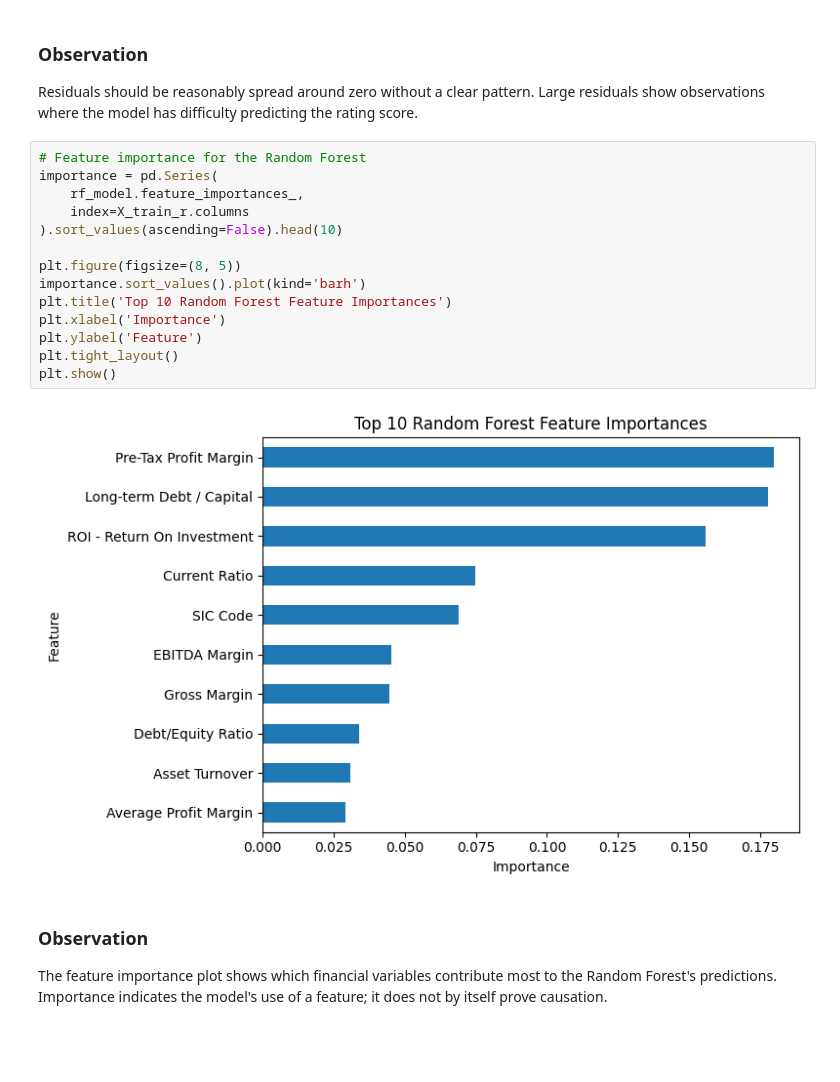
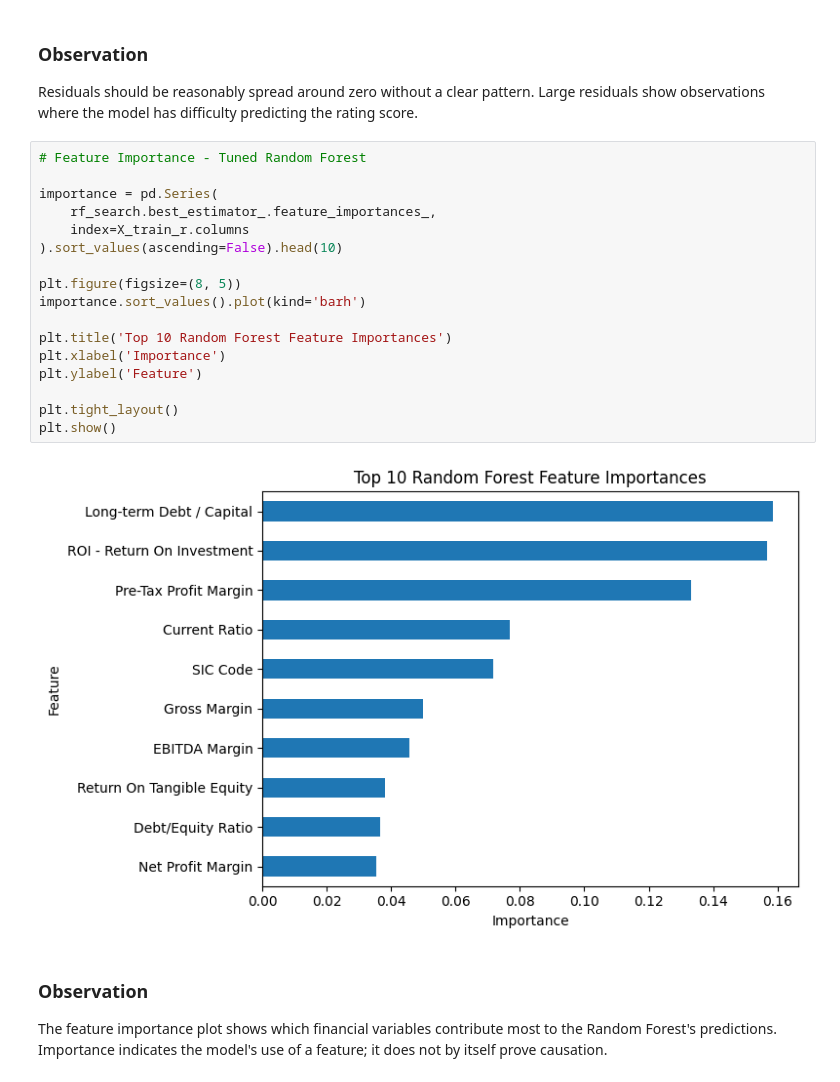
Before and after one commit to rishitkumar8/Business-Financial-Health-Credit-Risk-Intelligence-Platform, a Jupyter notebook: notebooks/regression.ipynb, the cells around one changed output. Cells and saved outputs as stored; diff of their text form; blank space fills up the shorter version.

```diff
--- a/notebooks/regression.ipynb
+++ b/notebooks/regression.ipynb
@@ -502,21 +505,24 @@ plt.show()
 
 Residuals should be reasonably spread around zero without a clear pattern. Large residuals show observations where the model has difficulty predicting the rating score.
 # %%
-# Feature importance for the Random Forest
+# Feature Importance - Tuned Random Forest
+
 importance = pd.Series(
-    rf_model.feature_importances_,
+    rf_search.best_estimator_.feature_importances_,
     index=X_train_r.columns
 ).sort_values(ascending=False).head(10)
 
 plt.figure(figsize=(8, 5))
 importance.sort_values().plot(kind='barh')
+
 plt.title('Top 10 Random Forest Feature Importances')
 plt.xlabel('Importance')
 plt.ylabel('Feature')
+
 plt.tight_layout()
 plt.show()
 # %% [output]
-[figure, old version]
+[figure, new version]
 # %% [markdown]
 ### Observation
 
```
Also changed, not shown: parts of 19 cells of this notebook.
